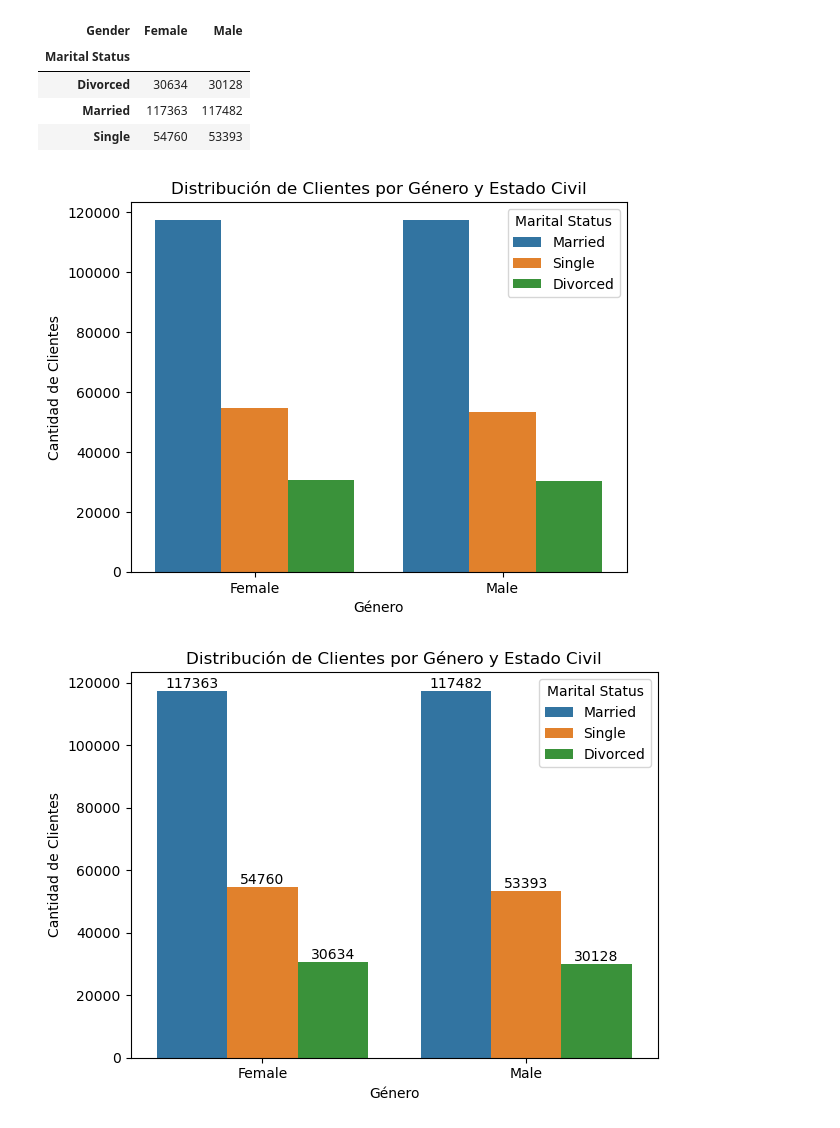
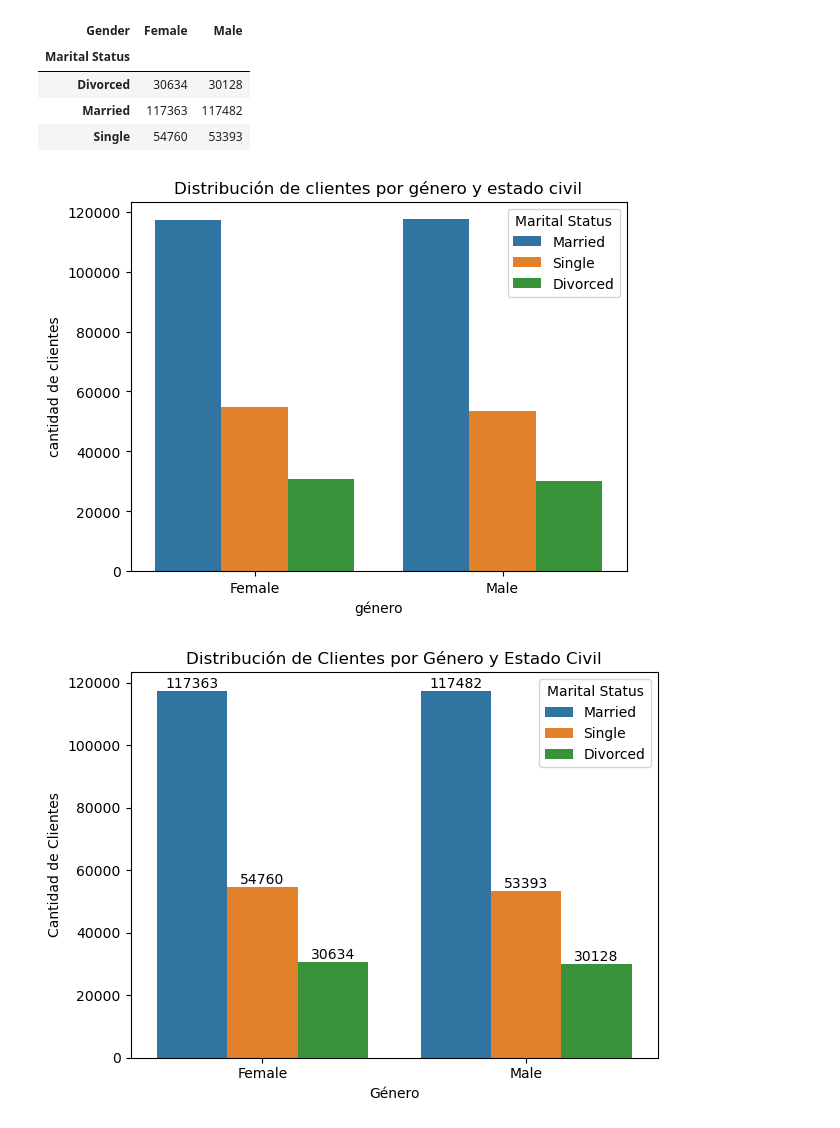
Before and after one commit to Adalab/bda-modulo-3-evaluacion-final-lucianayelicich, a Jupyter notebook: Fase 2 - Visualización/visualizacion.ipynb, the cells around one changed output. Drawn from its saved outputs; the diff is of its cells as text; code cells hidden in the pictures.

```diff
--- a/Fase 2 - Visualización/visualizacion.ipynb
+++ b/Fase 2 - Visualización/visualizacion.ipynb
@@ -294,12 +324,13 @@ clientes_genero_salario
 | Married | 117363 | 117482 |
 | Single | 54760 | 53393 |
 # %%
-#tabla de frecuencia absoluta
+#creamos el gráfico de barras agrupadas, con el género en el eje x como primer variable, y luego con el hue creamos un grupo de
+# barras para cada categoría de la segunda variable, asignando un color diferente a cada una
 sns.countplot(data=df, x='Gender', hue = 'Marital Status')
-plt.title('Distribución de Clientes por Género y Estado Civil')
-plt.xlabel('Género')
-plt.ylabel('Cantidad de Clientes')
-plt.xticks(rotation = 0);
+plt.title('Distribución de clientes por género y estado civil')  #definimos titulo del grafico
+plt.xlabel('género')  #nombramos la etiqueta del eje x
+plt.ylabel('cantidad de clientes')    #nombarmos la etiqueta del eje y
+plt.xticks(rotation = 0);    #definimos la orientacion de las etiquetas
 # %% [output]
-[figure, old version]
+[figure, new version]
 # %%
```
Also changed, not shown: parts of 32 cells of this notebook, 3 other files.
